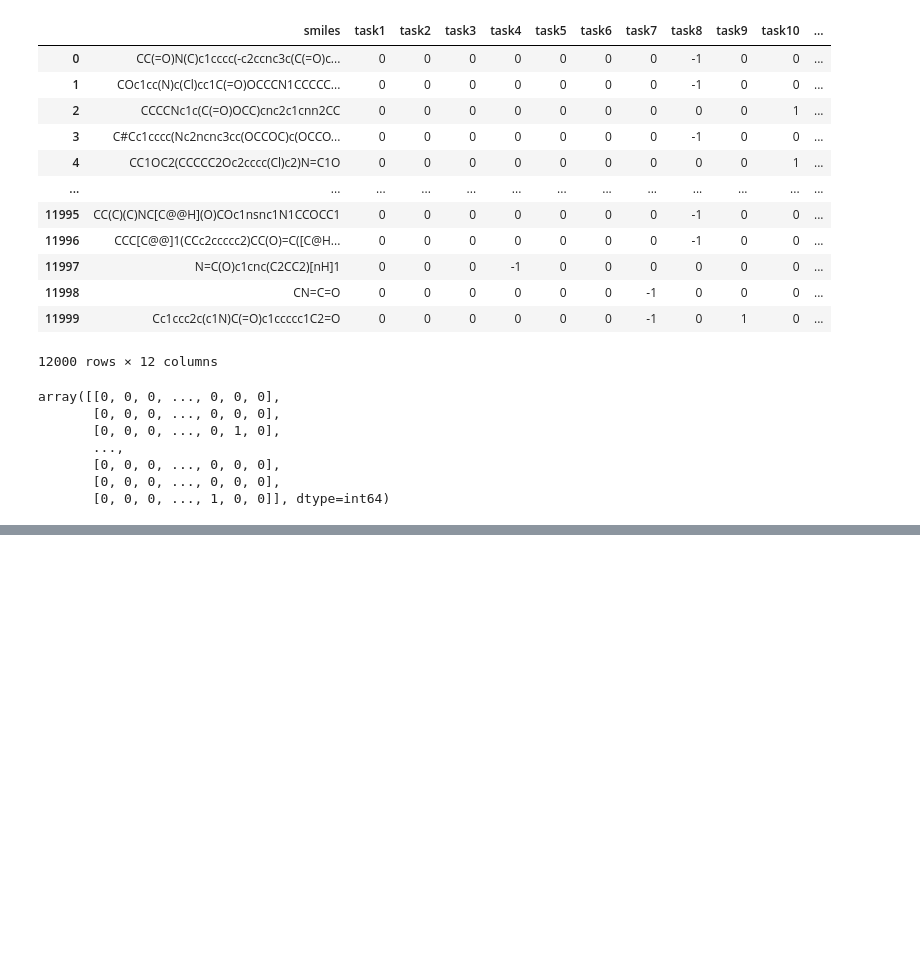
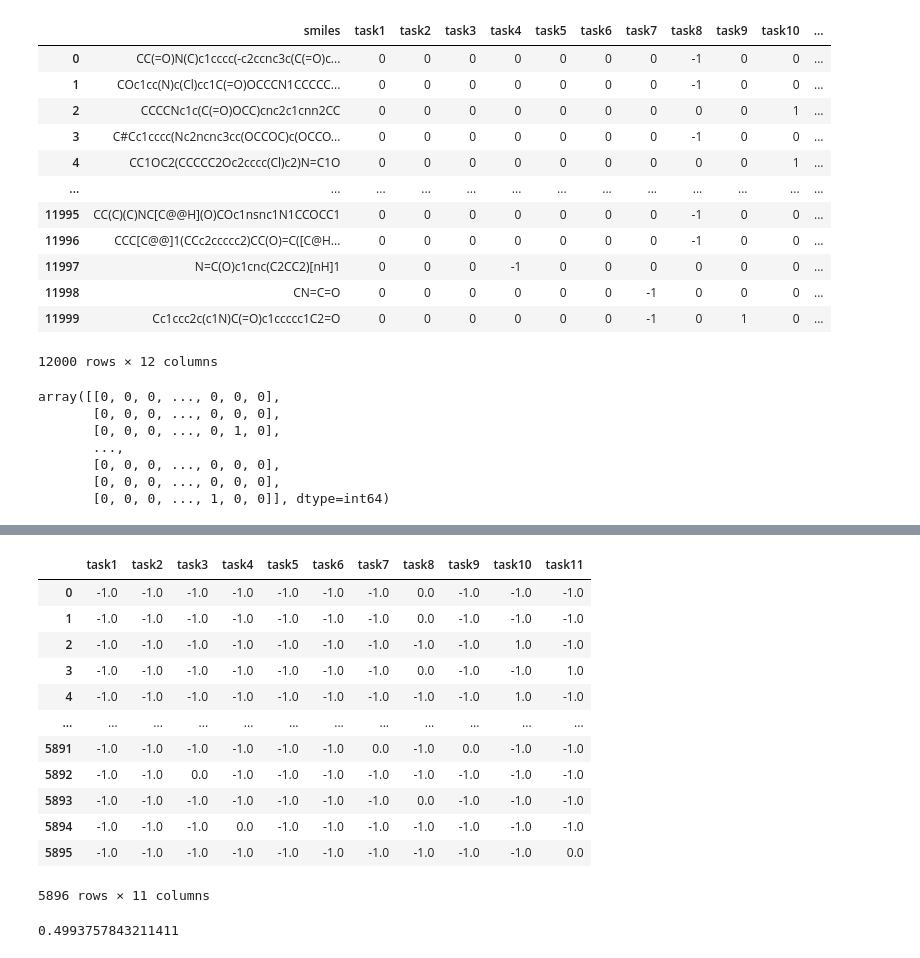
Before and after one commit to hannahcass/AILS, a Jupyter notebook: UE/ails/A1/AI_solution_LSTM.ipynb, the cells around one changed output, grey strips where cells are left out. Cells and saved outputs as stored; diff of their text form; code cells hidden in the pictures; blank space fills up the shorter version.

```diff
--- a/UE/ails/A1/AI_solution_LSTM.ipynb
+++ b/UE/ails/A1/AI_solution_LSTM.ipynb
@@ -202,0 +277,39 @@ TypeError: can't convert np.ndarray of type numpy.object_. The only supported ty
+# %%
+target = pd.read_csv("data_train.csv", index_col=0).reset_index(drop=True)
+target = target.iloc[:5896, 1:]
+target = (target + 1)/2
+target[target == 0.5] = -1
+
+target
+# %% [output]
+|  | task1 | task2 | task3 | task4 | task5 | task6 | task7 | task8 | task9 | task10 | task11 |
+| 0 | -1.0 | -1.0 | -1.0 | -1.0 | -1.0 | -1.0 | -1.0 | 0.0 | -1.0 | -1.0 | -1.0 |
+| 1 | -1.0 | -1.0 | -1.0 | -1.0 | -1.0 | -1.0 | -1.0 | 0.0 | -1.0 | -1.0 | -1.0 |
+| 2 | -1.0 | -1.0 | -1.0 | -1.0 | -1.0 | -1.0 | -1.0 | -1.0 | -1.0 | 1.0 | -1.0 |
+| 3 | -1.0 | -1.0 | -1.0 | -1.0 | -1.0 | -1.0 | -1.0 | 0.0 | -1.0 | -1.0 | 1.0 |
+| 4 | -1.0 | -1.0 | -1.0 | -1.0 | -1.0 | -1.0 | -1.0 | -1.0 | -1.0 | 1.0 | -1.0 |
+| ... | ... | ... | ... | ... | ... | ... | ... | ... | ... | ... | ... |
+| 5891 | -1.0 | -1.0 | -1.0 | -1.0 | -1.0 | -1.0 | 0.0 | -1.0 | 0.0 | -1.0 | -1.0 |
+| 5892 | -1.0 | -1.0 | 0.0 | -1.0 | -1.0 | -1.0 | -1.0 | -1.0 | -1.0 | -1.0 | -1.0 |
+| 5893 | -1.0 | -1.0 | -1.0 | -1.0 | -1.0 | -1.0 | -1.0 | 0.0 | -1.0 | -1.0 | -1.0 |
+| 5894 | -1.0 | -1.0 | -1.0 | 0.0 | -1.0 | -1.0 | -1.0 | -1.0 | -1.0 | -1.0 | -1.0 |
+| 5895 | -1.0 | -1.0 | -1.0 | -1.0 | -1.0 | -1.0 | -1.0 | -1.0 | -1.0 | -1.0 | 0.0 |
+5896 rows × 11 columns
+# %%
+auc_per_task = []
+for j in range(target.shape[1]):
+    y_score = predictions_df.iloc[:, j]
+    y_true = target.iloc[:, j]
+    idx = (y_true != (0))
+    y_true_filtered = y_true[idx]
+    y_score_filtered = y_score[idx]
+
+    if len(np.unique(y_true_filtered)) >= 2:
+        auc_per_task.append(roc_auc_score(y_true_filtered, y_score_filtered))
+    else:
+        auc_per_task.append(np.nan)
+
+avg_auc = np.nanmean(auc_per_task)
+print(avg_auc)
+# %% [output]
+0.4993757843211411
```
Also changed, not shown: parts of 24 cells of this notebook, 13 other files.
